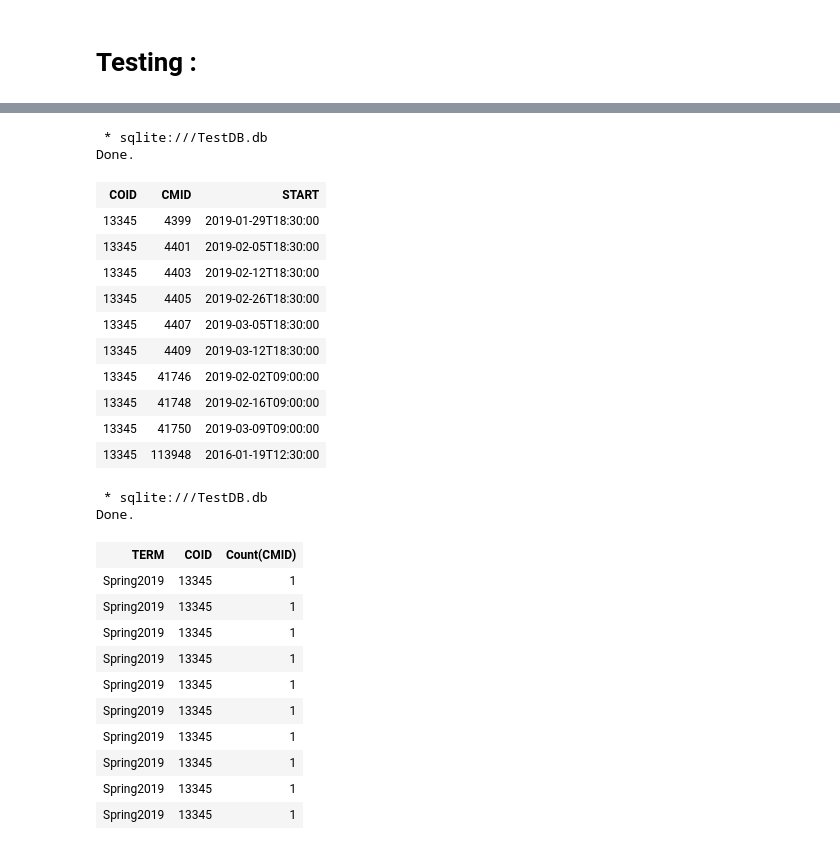
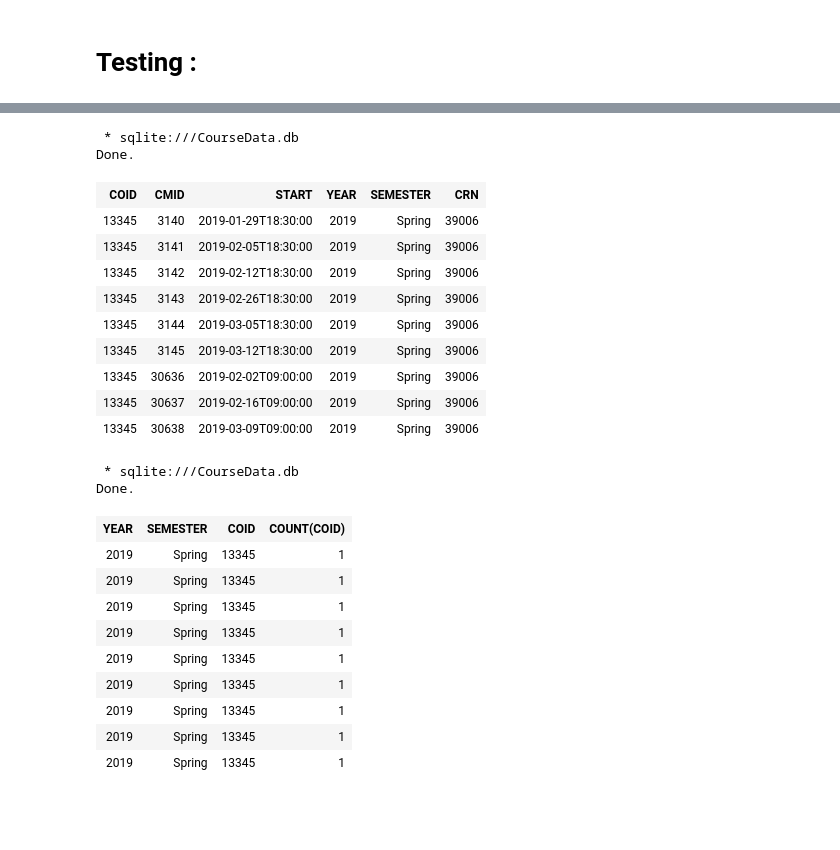
Before and after one commit to fairfield-ba510-spring2020/term-project-mayo, a Jupyter notebook: Faris_CourseDataETL-v4.ipynb, the cells around one changed output, grey strips where cells are left out. Cells and saved outputs as stored; diff of their text form; code cells hidden in the pictures; blank space fills up the shorter version.

```diff
--- a/Faris_CourseDataETL-v4.ipynb
+++ b/Faris_CourseDataETL-v4.ipynb
@@ -739,48 +767,46 @@ Done.
 | Jie | Tao | Business Analytics and Big Data Mgmt | IS 0550 | 01 | Spring | 2016 |
 | Jie | Tao | Contemporary Topics: Advanced Dat... | IS 0585B | 01 | Summer | 2016 |
 # %%
+
+
 %%sql
-SELECT COID, CMID, START
+SELECT COID, CMID, START  ,CLASS_MEETINGS.year  ,CLASS_MEETINGS.SEMESTER ,CLASS_MEETINGS.CRN
 FROM COURSE_OFFERING
     JOIN CLASS_MEETINGS USING (COID)
-where CLASS_MEETINGS.term = 'Spring2019' and CLASS_MEETINGS.CRN = 39006
+where CLASS_MEETINGS.YEAR = 2019 and CLASS_MEETINGS.SEMESTER == "Spring" and CLASS_MEETINGS.CRN = 39006
 LIMIT 10;
 # %% [output]
- * sqlite:///TestDB.db
+ * sqlite:///CourseData.db
 Done.
-| COID | CMID | START |
-| 13345 | 4399 | 2019-01-29T18:30:00 |
-| 13345 | 4401 | 2019-02-05T18:30:00 |
-| 13345 | 4403 | 2019-02-12T18:30:00 |
-| 13345 | 4405 | 2019-02-26T18:30:00 |
-| 13345 | 4407 | 2019-03-05T18:30:00 |
-| 13345 | 4409 | 2019-03-12T18:30:00 |
-| 13345 | 41746 | 2019-02-02T09:00:00 |
-| 13345 | 41748 | 2019-02-16T09:00:00 |
-| 13345 | 41750 | 2019-03-09T09:00:00 |
-| 13345 | 113948 | 2016-01-19T12:30:00 |
+| COID | CMID | START | YEAR | SEMESTER | CRN |
+| 13345 | 3140 | 2019-01-29T18:30:00 | 2019 | Spring | 39006 |
+| 13345 | 3141 | 2019-02-05T18:30:00 | 2019 | Spring | 39006 |
+| 13345 | 3142 | 2019-02-12T18:30:00 | 2019 | Spring | 39006 |
+| 13345 | 3143 | 2019-02-26T18:30:00 | 2019 | Spring | 39006 |
+| 13345 | 3144 | 2019-03-05T18:30:00 | 2019 | Spring | 39006 |
+| 13345 | 3145 | 2019-03-12T18:30:00 | 2019 | Spring | 39006 |
+| 13345 | 30636 | 2019-02-02T09:00:00 | 2019 | Spring | 39006 |
+| 13345 | 30637 | 2019-02-16T09:00:00 | 2019 | Spring | 39006 |
+| 13345 | 30638 | 2019-03-09T09:00:00 | 2019 | Spring | 39006 |
 # %%
 %%sql
-SELECT CLASS_MEETINGS.term ,COID ,Count(CMID)
-FROM COURSE_OFFERING
-    JOIN CLASS_MEETINGS USING (COID)
-WHERE  CLASS_MEETINGS.CRN = 39006 AND CLASS_MEETINGS.term = 'Spring2019'
+SELECT CLASS_MEETINGS.YEAR ,CLASS_MEETINGS.SEMESTER,COID ,COUNT(COID)
+FROM COURSE_OFFERING JOIN CLASS_MEETINGS USING (COID)
+where CLASS_MEETINGS.YEAR = 2019 and CLASS_MEETINGS.SEMESTER == "Spring" and CLASS_MEETINGS.CRN = 39006
 GROUP BY CMID
-LIMIT 10;
 # %% [output]
- * sqlite:///TestDB.db
+ * sqlite:///CourseData.db
 Done.
-| TERM | COID | Count(CMID) |
-| Spring2019 | 13345 | 1 |
-| Spring2019 | 13345 | 1 |
-| Spring2019 | 13345 | 1 |
-| Spring2019 | 13345 | 1 |
-| Spring2019 | 13345 | 1 |
-| Spring2019 | 13345 | 1 |
-| Spring2019 | 13345 | 1 |
-| Spring2019 | 13345 | 1 |
-| Spring2019 | 13345 | 1 |
-| Spring2019 | 13345 | 1 |
+| YEAR | SEMESTER | COID | COUNT(COID) |
+| 2019 | Spring | 13345 | 1 |
+| 2019 | Spring | 13345 | 1 |
+| 2019 | Spring | 13345 | 1 |
+| 2019 | Spring | 13345 | 1 |
+| 2019 | Spring | 13345 | 1 |
+| 2019 | Spring | 13345 | 1 |
+| 2019 | Spring | 13345 | 1 |
+| 2019 | Spring | 13345 | 1 |
+| 2019 | Spring | 13345 | 1 |
 # %%
 %%sql
 -- There should be 4440 Catalog Entries, 15937 Course Offerings, and 284847 Course Meetings
```
Also changed, not shown: parts of 32 cells of this notebook, 9 other files.
